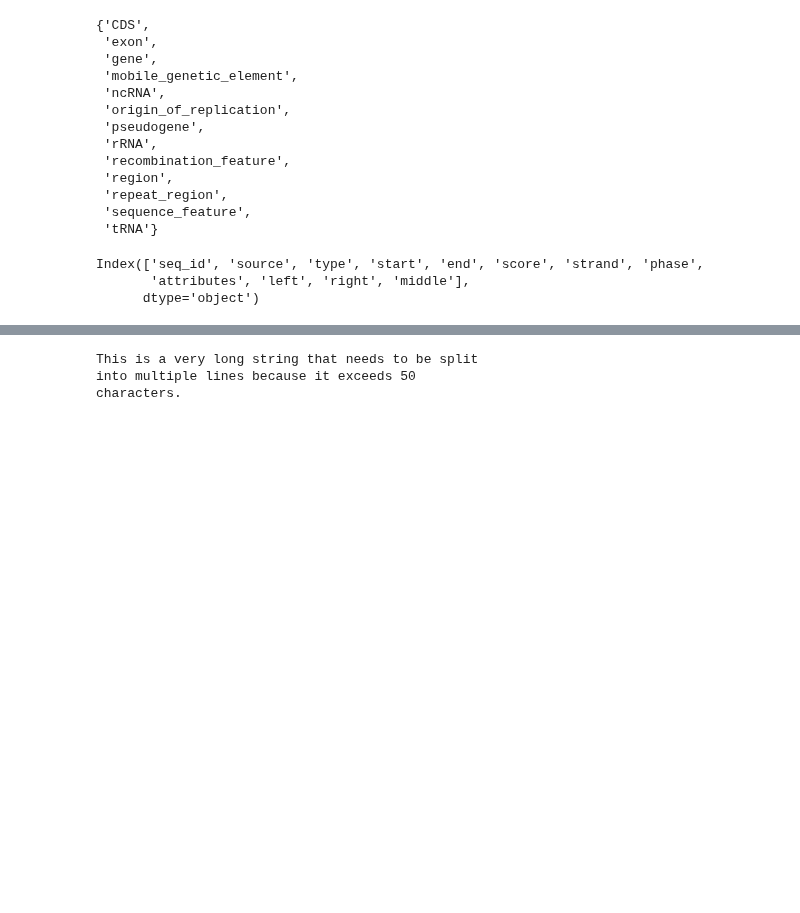
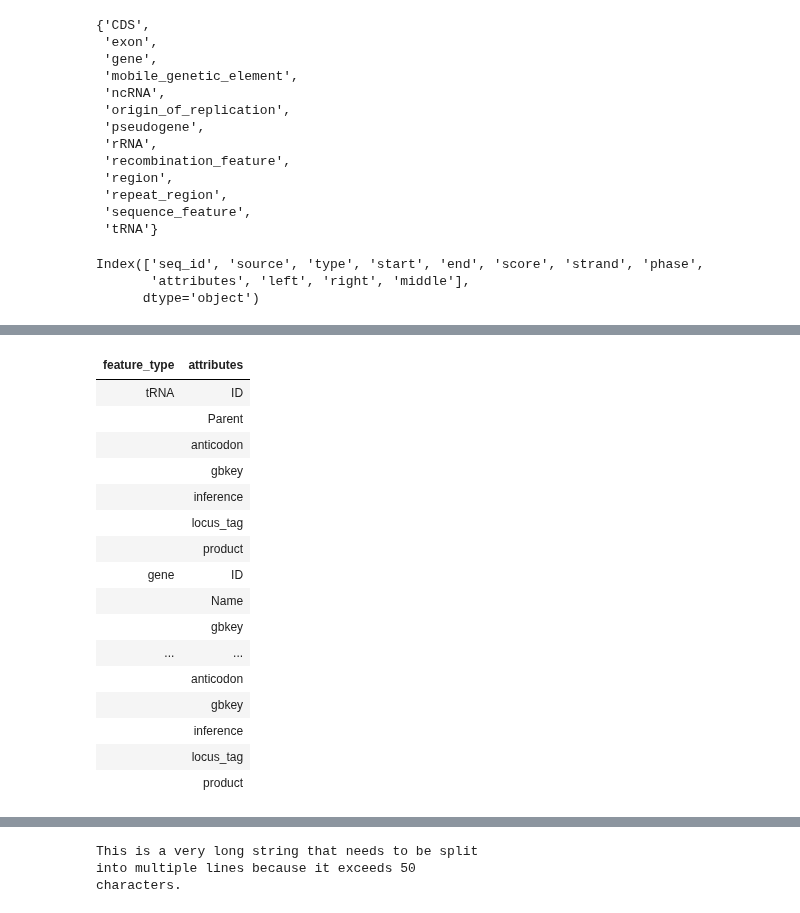
Before and after one commit to dbikard/genomenotebook, a Jupyter notebook: nbs/API/02_utils.ipynb, the cells around one changed output, grey strips where cells are left out. Cells and saved outputs as stored; diff of their text form; code cells hidden in the pictures; blank space fills up the shorter version.

```diff
--- a/nbs/API/02_utils.ipynb
+++ b/nbs/API/02_utils.ipynb
@@ -644,0 +639,45 @@ dfs[2].head()
+# %%
+#| export
+
+def inspect_feature_types(file_path: str,
+                          frmt: str #gff or genbank
+                          ):
+    """Outputs a table that recapitulates the feature types and attributes available in the file."""
+
+    if frmt == "genbank":
+        df=parse_genbank(file_path)
+    elif frmt == "gff":
+        df=parse_gff(file_path)
+
+    table_data=[]
+    for t in set(df.type):
+        row=[t]
+        attributes = df.loc[df.type==t, "attributes"].iloc[0]
+        for attr in attributes:
+            row.append(attr)
+            table_data.append(row)
+            row=[""]
+
+
+    df_output = pd.DataFrame(table_data, columns=["feature_type", "attributes"])
+    display(HTML(df_output.to_html(index=False)))
+# %%
+inspect_feature_types(gff_path, "gff")
+# %% [output]
+| feature_type | attributes |
+| tRNA | ID |
+|  | Parent |
+|  | anticodon |
+|  | gbkey |
+|  | inference |
+|  | locus_tag |
+|  | product |
+| gene | ID |
+|  | Name |
+|  | gbkey |
+| ... | ... |
+|  | anticodon |
+|  | gbkey |
+|  | inference |
+|  | locus_tag |
+|  | product |
```
Also changed, not shown: parts of 12 cells of this notebook, 4 other files.
